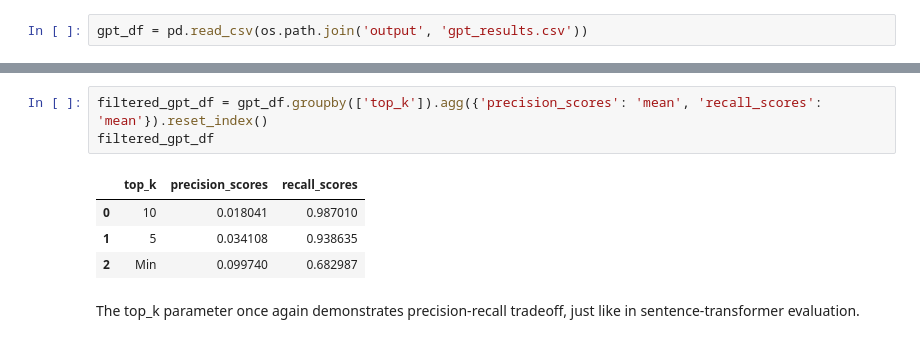
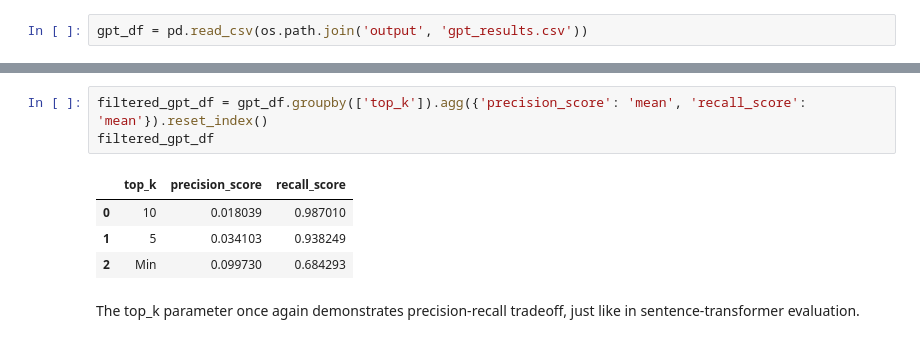
Before and after one commit to detker/LLM-RAG-project, a Jupyter notebook: notebooks/experiments_gpt.ipynb, the cells around one changed output, grey strips where cells are left out. Drawn from its saved outputs; the diff is of its cells as text.

```diff
--- a/notebooks/experiments_gpt.ipynb
+++ b/notebooks/experiments_gpt.ipynb
@@ -40,11 +50,11 @@ gpt_df
 # %%
-filtered_gpt_df = gpt_df.groupby(['top_k']).agg({'precision_scores': 'mean', 'recall_scores': 'mean'}).reset_index()
+filtered_gpt_df = gpt_df.groupby(['top_k']).agg({'precision_score': 'mean', 'recall_score': 'mean'}).reset_index()
 filtered_gpt_df
 # %% [output]
-|  | top_k | precision_scores | recall_scores |
-| 0 | 10 | 0.018041 | 0.987010 |
-| 1 | 5 | 0.034108 | 0.938635 |
-| 2 | Min | 0.099740 | 0.682987 |
+|  | top_k | precision_score | recall_score |
+| 0 | 10 | 0.018039 | 0.987010 |
+| 1 | 5 | 0.034103 | 0.938249 |
+| 2 | Min | 0.099730 | 0.684293 |
 # %% [markdown]
 The top_k parameter once again demonstrates precision-recall tradeoff, just like in sentence-transformer evaluation.
 # %%
```
Also changed, not shown: parts of 17 cells of this notebook, 11 other files.
